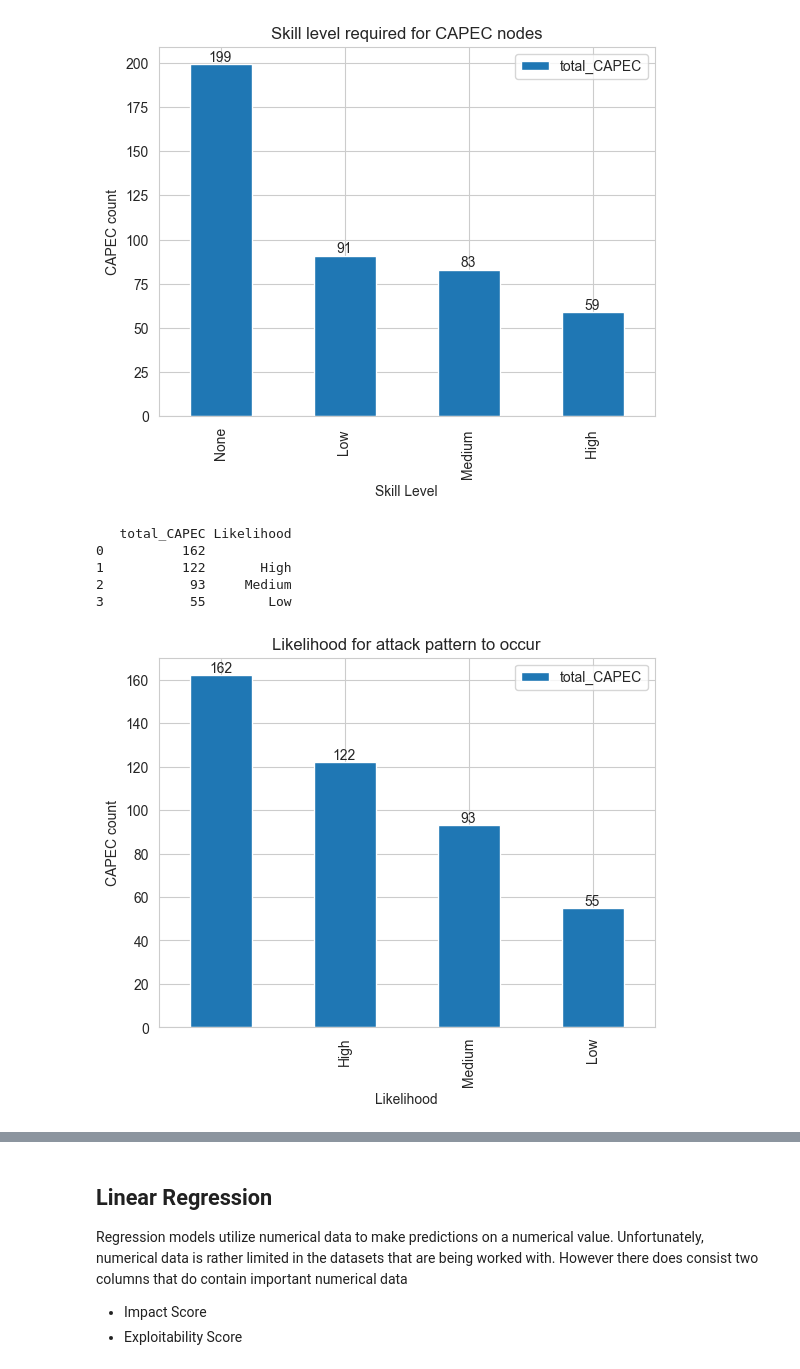
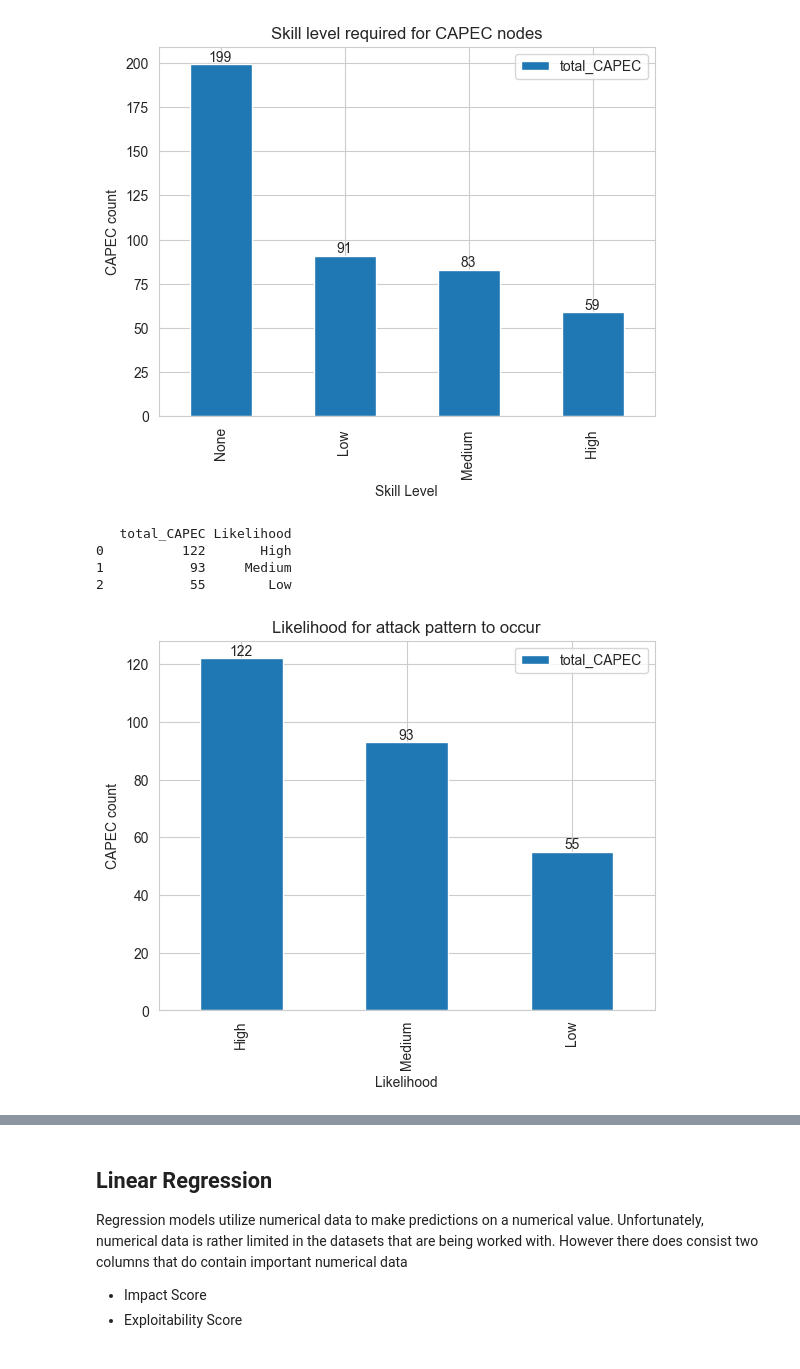
Before and after one commit to edogdu/UCKG, a Jupyter notebook: documents/notebooks/UCKG_Analysis.ipynb, the cells around one changed output, grey strips where cells are left out. Saved outputs shown, nothing was run; the diff lists cells and outputs as text; code cells hidden in the pictures.

```diff
--- a/documents/notebooks/UCKG_Analysis.ipynb
+++ b/documents/notebooks/UCKG_Analysis.ipynb
@@ -3313,29 +3529,28 @@ plt.show()
 # %%
 query = """
 MATCH (n:UcoexCPE) <-[UCOEXHASCPE]-(v:UcoCVE) <-[UCOHASCVE_ID]-(UcoVulnerability)<-[UCOHASVULNERABILITY]-(t:UcoExploitTarget)-[UCOHASWEAKNESS]->(w:UcoCWE)<-[UCOHASRELATEDWEAKNESS]-(c:UcoexCAPEC)
-WHERE split(n.cpeName, ':')[2] = 'o'
+WHERE split(n.cpeName, ':')[2] = 'o' AND c.ucoexLikelihood <> ''
 RETURN count(DISTINCT c) as total_CAPEC, c.ucoexLikelihood as Likelihood
 ORDER BY total_CAPEC DESC
 """
 
 records = run_query(query, parameters=params)
 
 df = pd.DataFrame(records)
 print(df)
 
 ax = df.plot(x='Likelihood', y='total_CAPEC', kind='bar')
 ax.bar_label(ax.containers[0])
 plt.title('Likelihood for attack pattern to occur')
 plt.xlabel('Likelihood')
 plt.ylabel('CAPEC count')
 plt.show()
 # %% [output]
    total_CAPEC Likelihood
-0          162
-1          122       High
-2           93     Medium
-3           55        Low
+0          122       High
+1           93     Medium
+2           55        Low
-[figure, old version]
+[figure, new version]
 # %%
 query = """
 MATCH (n:UcoexCPE) <-[UCOEXHASCPE]-(v:UcoCVE) <-[UCOHASCVE_ID]-(UcoVulnerability)<-[UCOHASVULNERABILITY]-(t:UcoExploitTarget)-[UCOHASWEAKNESS]->(w:UcoCWE)<-[UCOHASRELATEDWEAKNESS]-(c:UcoexCAPEC)
```
Also changed, not shown: parts of 42 cells of this notebook.
